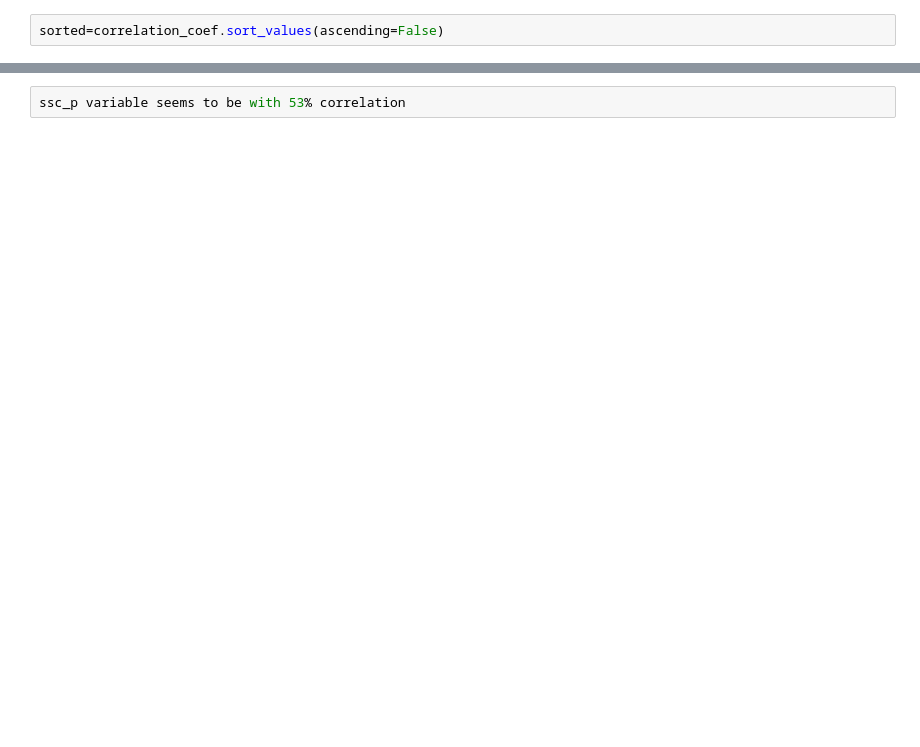
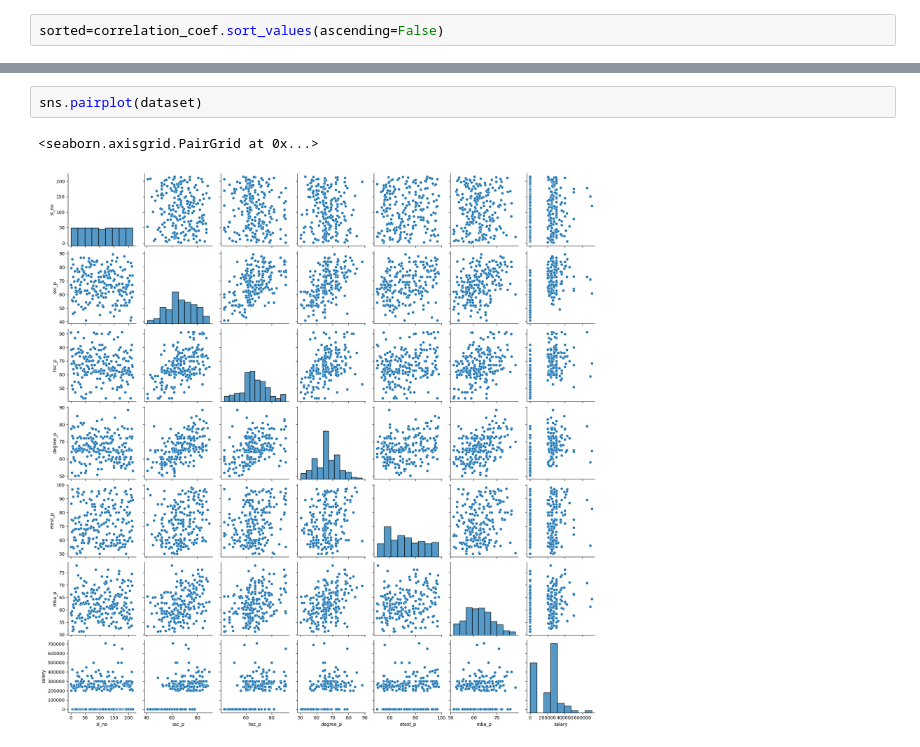
Before and after one commit to RubhiniAnand/Week6-DataScience_BivariateAnalysis, a Jupyter notebook: Rubhini_InferentialAnalysis.ipynb, the cells around one changed output, grey strips where cells are left out. Drawn from its saved outputs; the diff is of its cells as text; blank space fills up the shorter version.

```diff
--- a/Rubhini_InferentialAnalysis.ipynb
+++ b/Rubhini_InferentialAnalysis.ipynb
@@ -391,2 +541,5 @@ sns.pairplot(dataset)
-# %%
-ssc_p variable seems to be with 53% correlation
+# %%
+sns.pairplot(dataset)
+# %% [output]
+<seaborn.axisgrid.PairGrid at 0x...>
+[figure, added]
```
Also changed, not shown: parts of 81 cells of this notebook.
